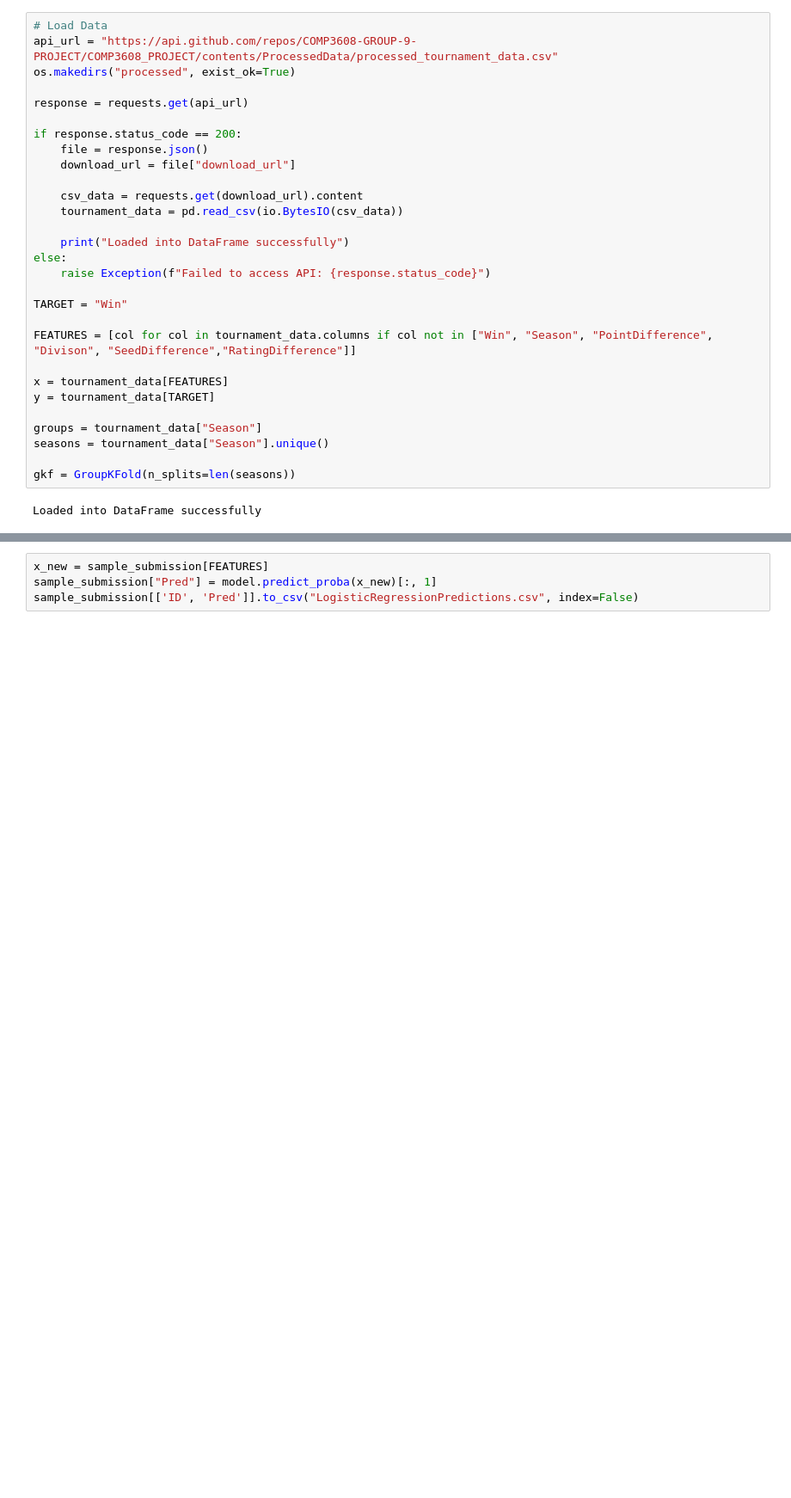
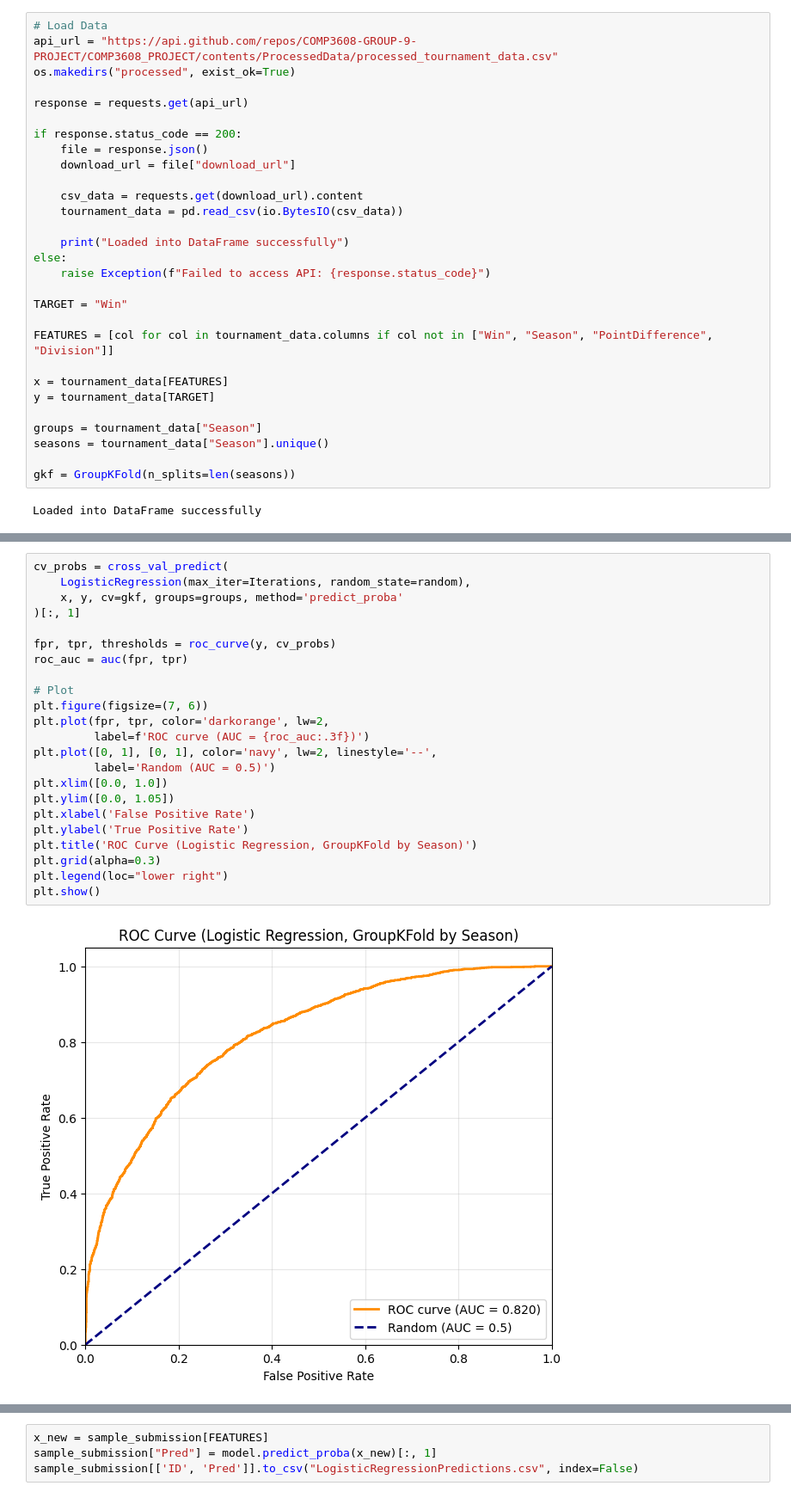
Before and after one commit to COMP3608-GROUP-9-PROJECT/COMP3608_PROJECT, a Jupyter notebook: LinearRegression/Logistic_Regression_Prediction.ipynb, the cells around one changed output, grey strips where cells are left out. Shown at 86% size. Cells and saved outputs as stored; diff of their text form; blank space fills up the shorter version.

Commit message:
Added in missing submission file and additional graphs.

```diff
--- a/LinearRegression/Logistic_Regression_Prediction.ipynb
+++ b/LinearRegression/Logistic_Regression_Prediction.ipynb
@@ -36,7 +37,7 @@ else:
 
 TARGET = "Win"
 
-FEATURES = [col for col in tournament_data.columns if col not in ["Win", "Season", "PointDifference", "Divison", "SeedDifference","RatingDifference"]]
+FEATURES = [col for col in tournament_data.columns if col not in ["Win", "Season", "PointDifference", "Division"]]
 
 x = tournament_data[FEATURES]
 y = tournament_data[TARGET]
@@ -115,0 +122,25 @@ plt.show()
+# %%
+cv_probs = cross_val_predict(
+    LogisticRegression(max_iter=Iterations, random_state=random),
+    x, y, cv=gkf, groups=groups, method='predict_proba'
+)[:, 1]
+
+fpr, tpr, thresholds = roc_curve(y, cv_probs)
+roc_auc = auc(fpr, tpr)
+
+# Plot
+plt.figure(figsize=(7, 6))
+plt.plot(fpr, tpr, color='darkorange', lw=2,
+         label=f'ROC curve (AUC = {roc_auc:.3f})')
+plt.plot([0, 1], [0, 1], color='navy', lw=2, linestyle='--',
+         label='Random (AUC = 0.5)')
+plt.xlim([0.0, 1.0])
+plt.ylim([0.0, 1.05])
+plt.xlabel('False Positive Rate')
+plt.ylabel('True Positive Rate')
+plt.title('ROC Curve (Logistic Regression, GroupKFold by Season)')
+plt.grid(alpha=0.3)
+plt.legend(loc="lower right")
+plt.show()
+# %% [output]
+[figure, added]
```
Also changed, not shown: parts of 6 cells of this notebook, 1 other file.
